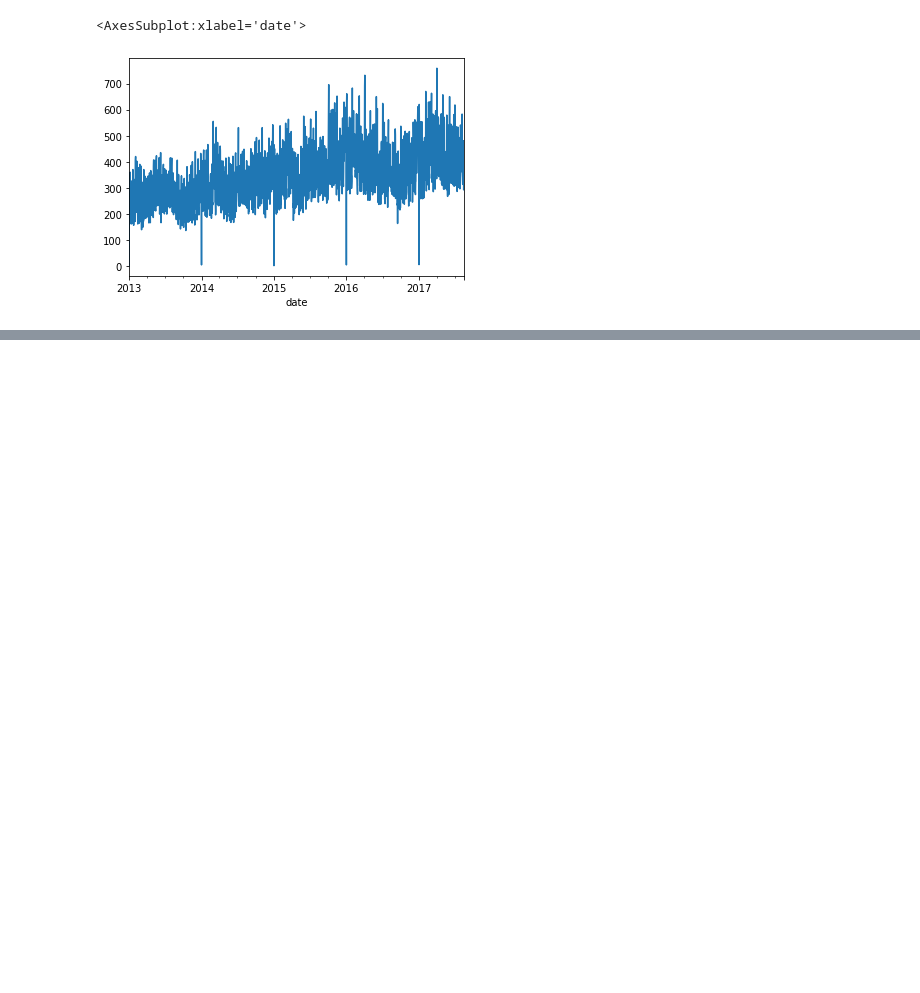
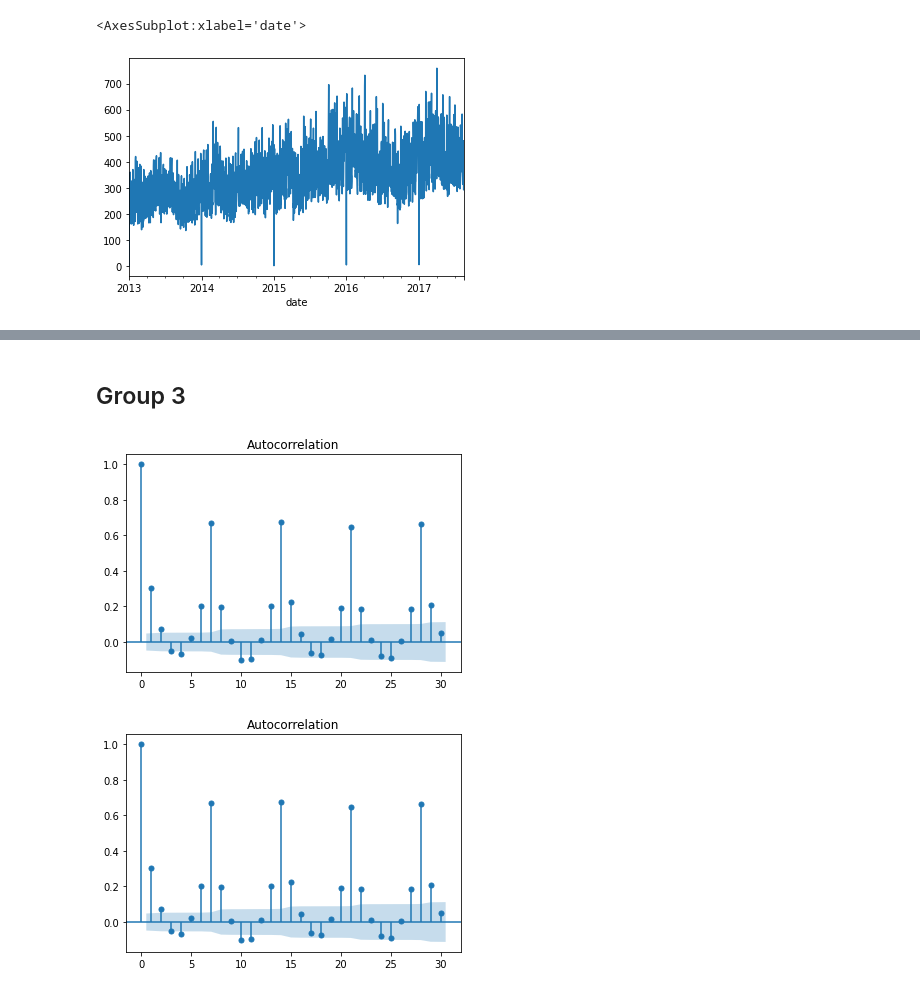
Before and after one commit to matheusfsa/time_series_kedro, a Jupyter notebook: notebooks/eda.ipynb, the cells around one changed output, grey strips where cells are left out. Saved outputs shown, nothing was run; the diff lists cells and outputs as text; code cells hidden in the pictures; blank space fills up the shorter version.

```diff
--- a/notebooks/eda.ipynb
+++ b/notebooks/eda.ipynb
@@ -270,0 +166,10 @@ Name: date, dtype: int64
+# %% [markdown]
+## Group 3
+# %%
+series_group = train[train.group == 3].serie_id.unique()
+serie = np.random.choice(series_group)
+ts = train[train.serie_id == serie].set_index("date").sales
+plot_acf(ts, lags=30)
+# %% [output]
+[figure, added]
+[figure, added]
```
Also changed, not shown: parts of 35 cells of this notebook, 1 other file.
